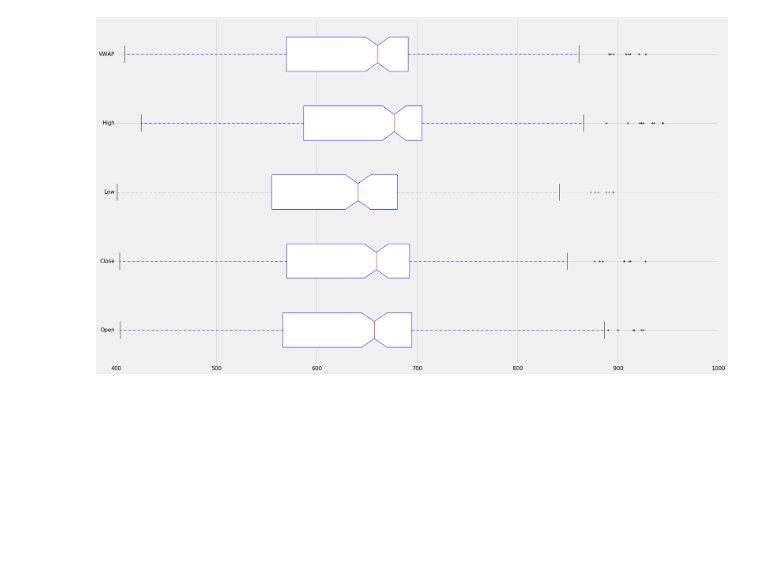
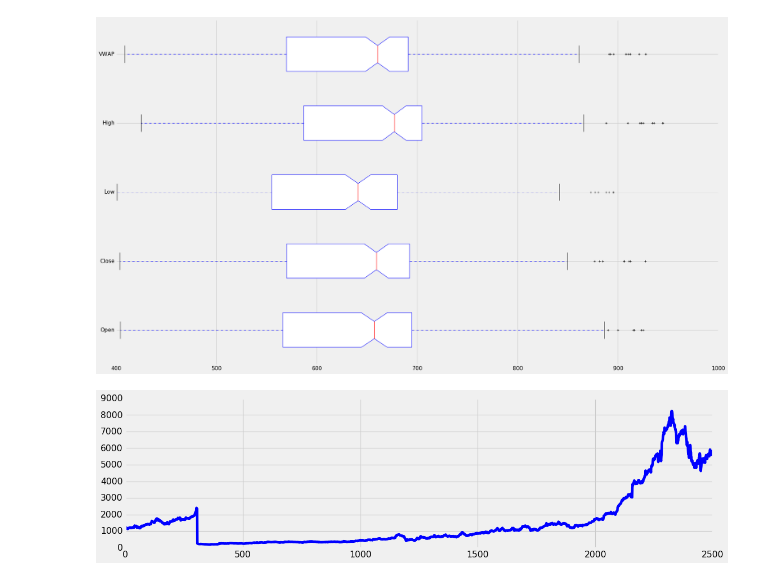
Before and after one commit to shrikant-DS/Predicting_stock_market_equity, a Jupyter notebook: predicting_price.ipynb, the cells around one changed output. Drawn from its saved outputs; the diff is of its cells as text; code cells hidden in the pictures; blank space fills up the shorter version.

```diff
--- a/predicting_price.ipynb
+++ b/predicting_price.ipynb
@@ -504,0 +511,5 @@ plt.show()
+# %%
+df['close'].plot(figsize=(15, 4), color='blue')
+plt.show()
+# %% [output]
+[figure, added]
```
Also changed, not shown: parts of 24 cells of this notebook.
